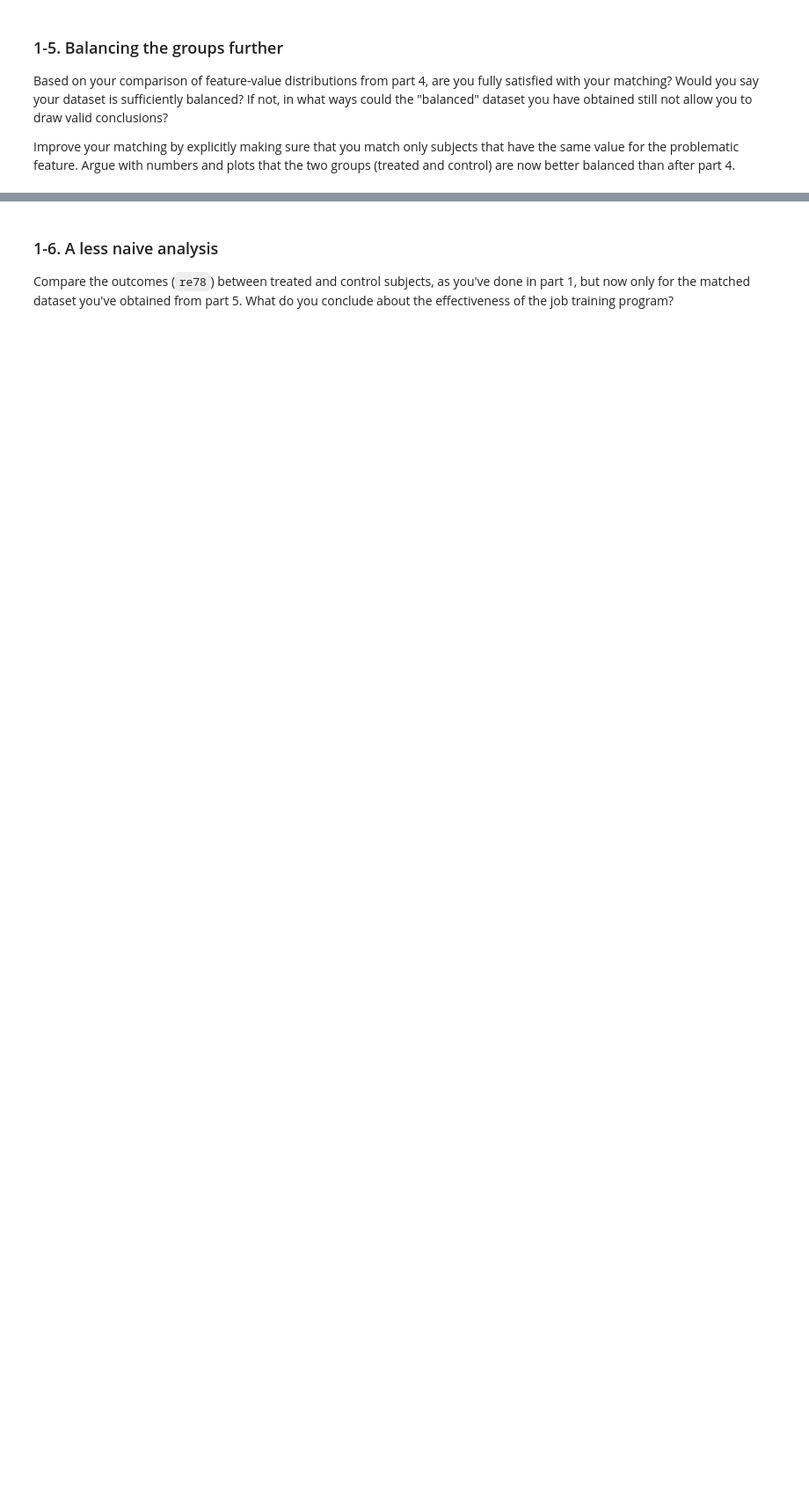
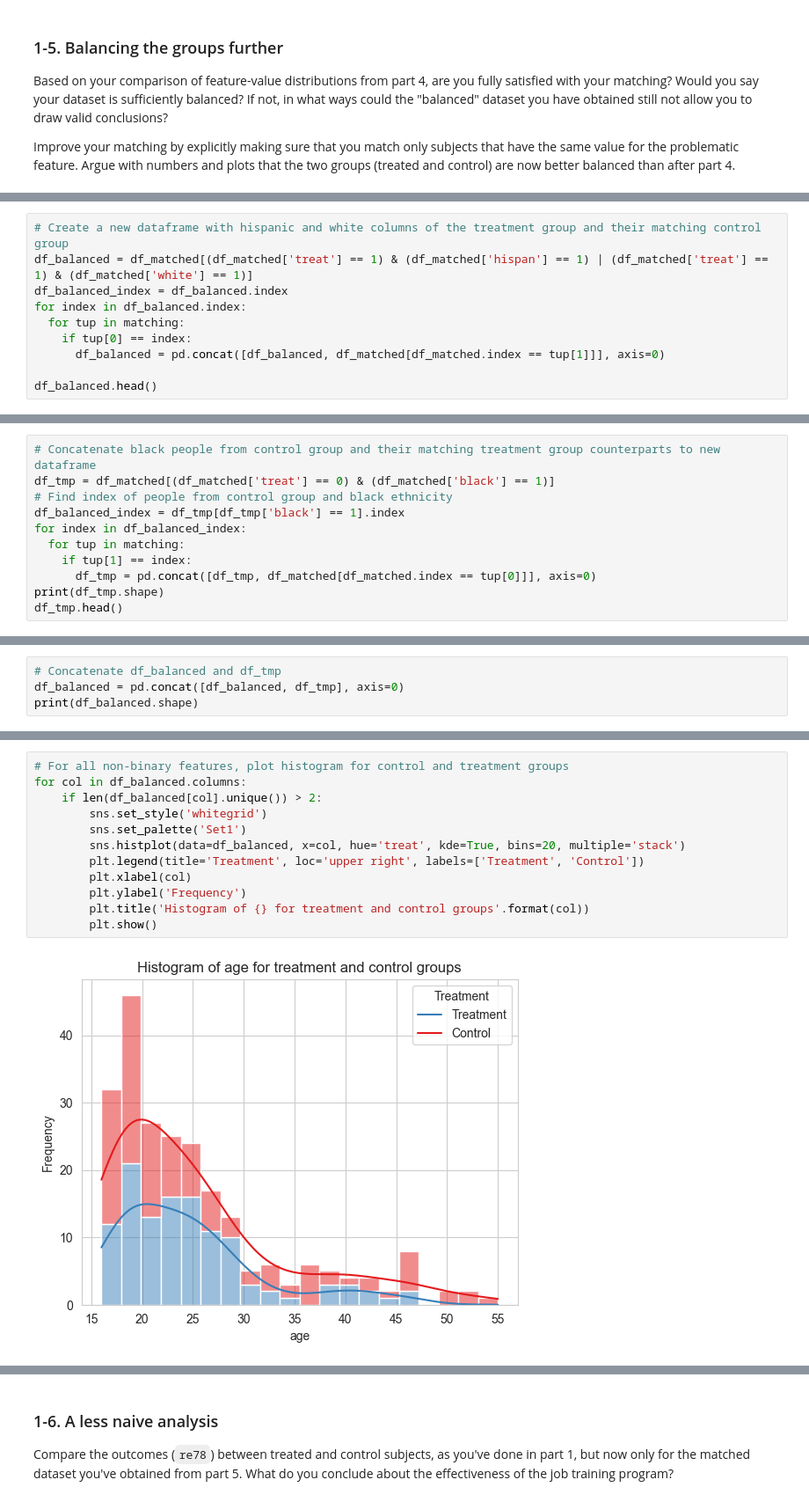
Before and after one commit to amirsoleix/exploratory-data-analysis, a Jupyter notebook: EDA-notebook.ipynb, the cells around one changed output, grey strips where cells are left out. Shown at 88% size. Cells and saved outputs as stored; diff of their text form; blank space fills up the shorter version.

```diff
--- a/EDA-notebook.ipynb
+++ b/EDA-notebook.ipynb
@@ -339,0 +499,10 @@ Argue with numbers and plots that the two groups (treated and control) are now b
+# %%
+# Create a new dataframe with hispanic and white columns of the treatment group and their matching control group
+df_balanced = df_matched[(df_matched['treat'] == 1) & (df_matched['hispan'] == 1) | (df_matched['treat'] == 1) & (df_matched['white'] == 1)]
+df_balanced_index = df_balanced.index
+for index in df_balanced.index:
+  for tup in matching:
+    if tup[0] == index:
+      df_balanced = pd.concat([df_balanced, df_matched[df_matched.index == tup[1]]], axis=0)
+
+df_balanced.head()
@@ -339,0 +522,11 @@ Argue with numbers and plots that the two groups (treated and control) are now b
+# %%
+# Concatenate black people from control group and their matching treatment group counterparts to new dataframe
+df_tmp = df_matched[(df_matched['treat'] == 0) & (df_matched['black'] == 1)]
+# Find index of people from control group and black ethnicity
+df_balanced_index = df_tmp[df_tmp['black'] == 1].index
+for index in df_balanced_index:
+  for tup in matching:
+    if tup[1] == index:
+      df_tmp = pd.concat([df_tmp, df_matched[df_matched.index == tup[0]]], axis=0)
+print(df_tmp.shape)
+df_tmp.head()
@@ -339,0 +542,4 @@ Argue with numbers and plots that the two groups (treated and control) are now b
+# %%
+# Concatenate df_balanced and df_tmp
+df_balanced = pd.concat([df_balanced, df_tmp], axis=0)
+print(df_balanced.shape)
@@ -339,0 +548,14 @@ Argue with numbers and plots that the two groups (treated and control) are now b
+# %%
+# For all non-binary features, plot histogram for control and treatment groups
+for col in df_balanced.columns:
+    if len(df_balanced[col].unique()) > 2:
+        sns.set_style('whitegrid')
+        sns.set_palette('Set1')
+        sns.histplot(data=df_balanced, x=col, hue='treat', kde=True, bins=20, multiple='stack')
+        plt.legend(title='Treatment', loc='upper right', labels=['Treatment', 'Control'])
+        plt.xlabel(col)
+        plt.ylabel('Frequency')
+        plt.title('Histogram of {} for treatment and control groups'.format(col))
+        plt.show()
+# %% [output]
+[figure, added]
```
Also changed, not shown: parts of 23 cells of this notebook.
